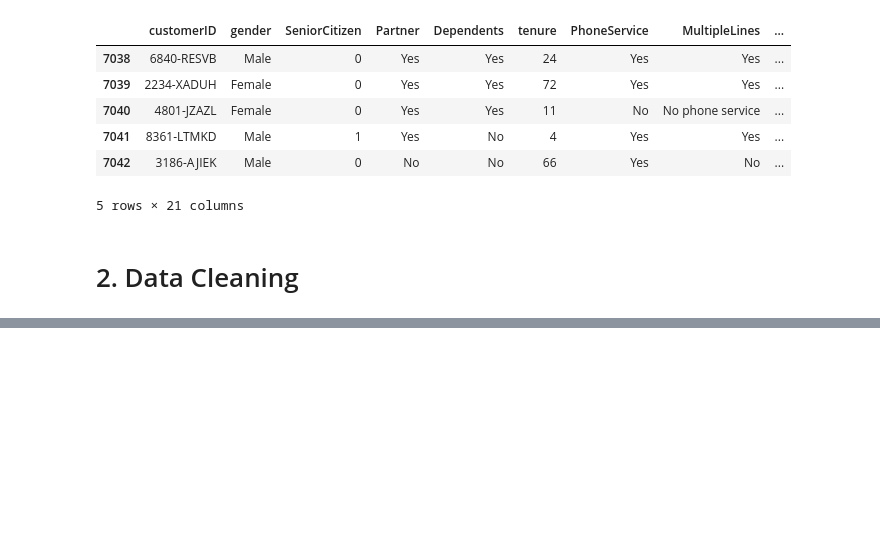
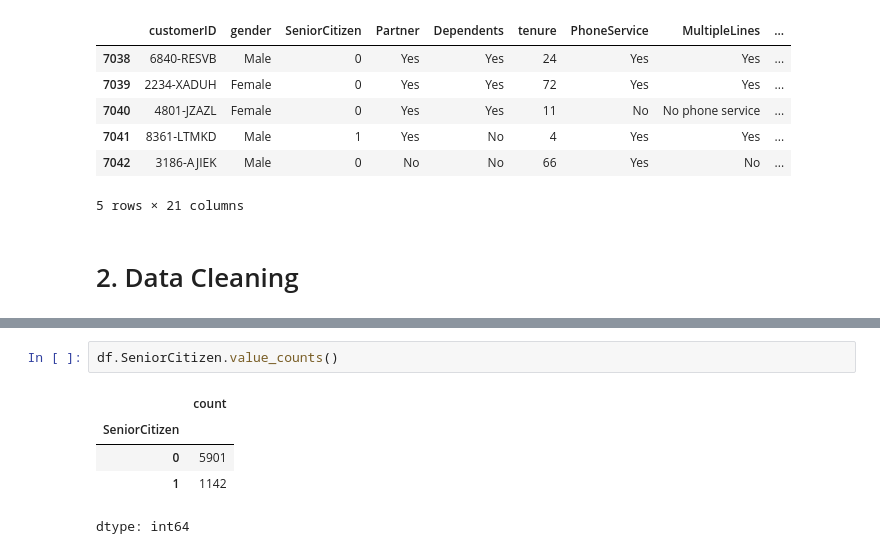
Before and after one commit to sbmccall/data-science-projects, a Jupyter notebook: telco-customer-churn/notebooks/telco_customer_churn_sbm.ipynb, the cells around one changed output, grey strips where cells are left out. Cells and saved outputs as stored; diff of their text form; blank space fills up the shorter version.

```diff
--- a/telco-customer-churn/notebooks/telco_customer_churn_sbm.ipynb
+++ b/telco-customer-churn/notebooks/telco_customer_churn_sbm.ipynb
@@ -35,0 +64,8 @@ df.tail()
+# %%
+df.SeniorCitizen.value_counts()
+# %% [output]
+|  | count |
+| SeniorCitizen |  |
+| 0 | 5901 |
+| 1 | 1142 |
+dtype: int64
```
Also changed, not shown: parts of 4 cells of this notebook.
